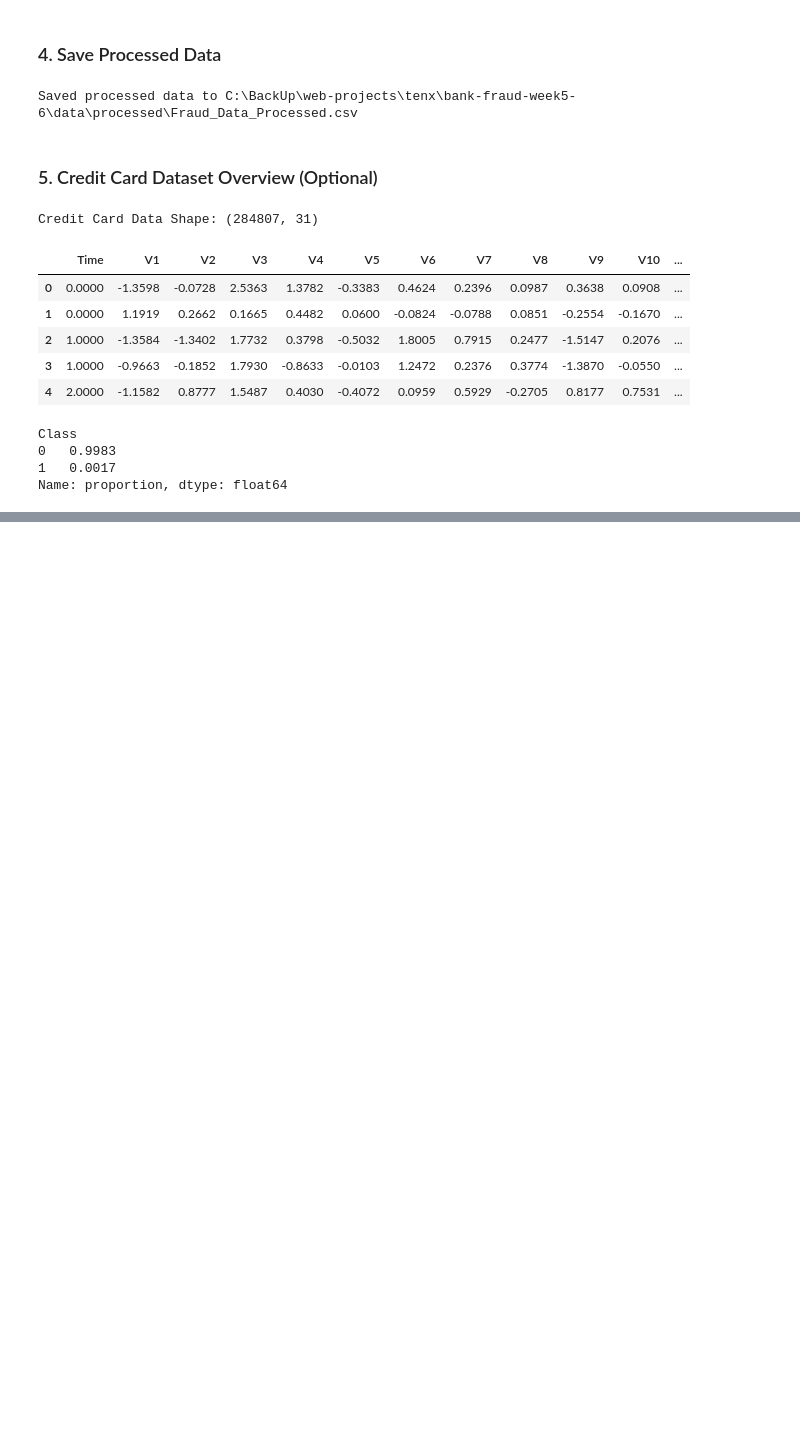
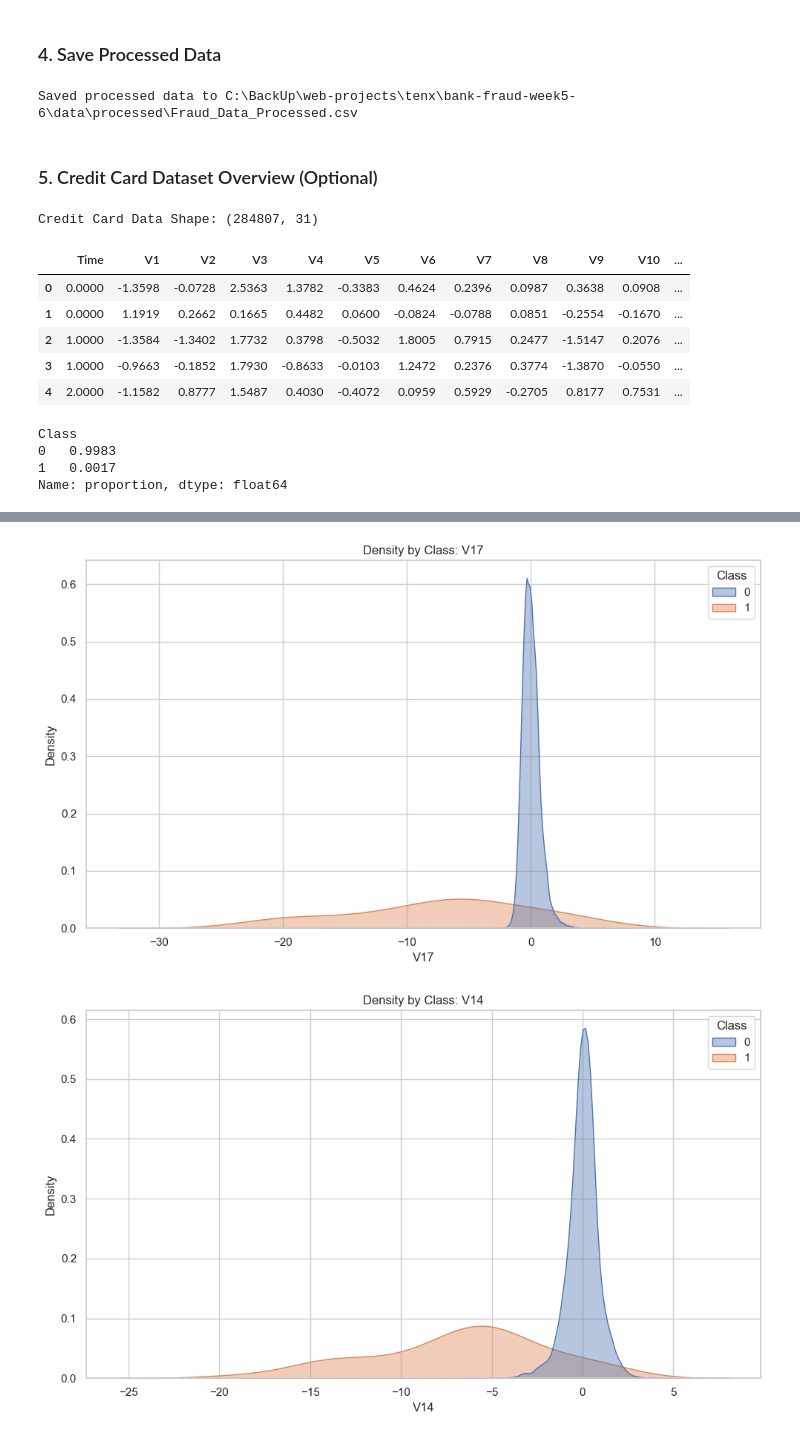
Before and after one commit to switch247/bank-fraud-ecommerce, a Jupyter notebook: notebooks/01_eda.ipynb, the cells around one changed output, grey strips where cells are left out. Drawn from its saved outputs; the diff is of its cells as text; code cells hidden in the pictures; blank space fills up the shorter version.

```diff
--- a/notebooks/01_eda.ipynb
+++ b/notebooks/01_eda.ipynb
@@ -209,0 +345,24 @@ Name: proportion, dtype: float64
+# %%
+# Per-class density plots for top features using helpers only
+if 'credit_df' in globals():
+    corr_df = compute_target_correlations(credit_df, target='Class')
+    top_feats = corr_df.head(6)['feature'].tolist()
+    sample = sample_df(credit_df, n=25000, random_state=42)
+
+    for f in top_feats:
+        plotter.plot_density_by_class(
+            sample,
+            x=f,
+            class_col='Class',
+            title=f"Density by Class: {f}",
+            xlabel=f,
+            ylabel="Density",
+            bw_adjust=1.0,
+            fill=True,
+            alpha=0.4,
+        )
+else:
+    print("credit_df is not loaded; run the previous cell to load it.")
+# %% [output]
+[figure, added]
+[figure, added]
```
Also changed, not shown: parts of 9 cells of this notebook, 15 other files.
